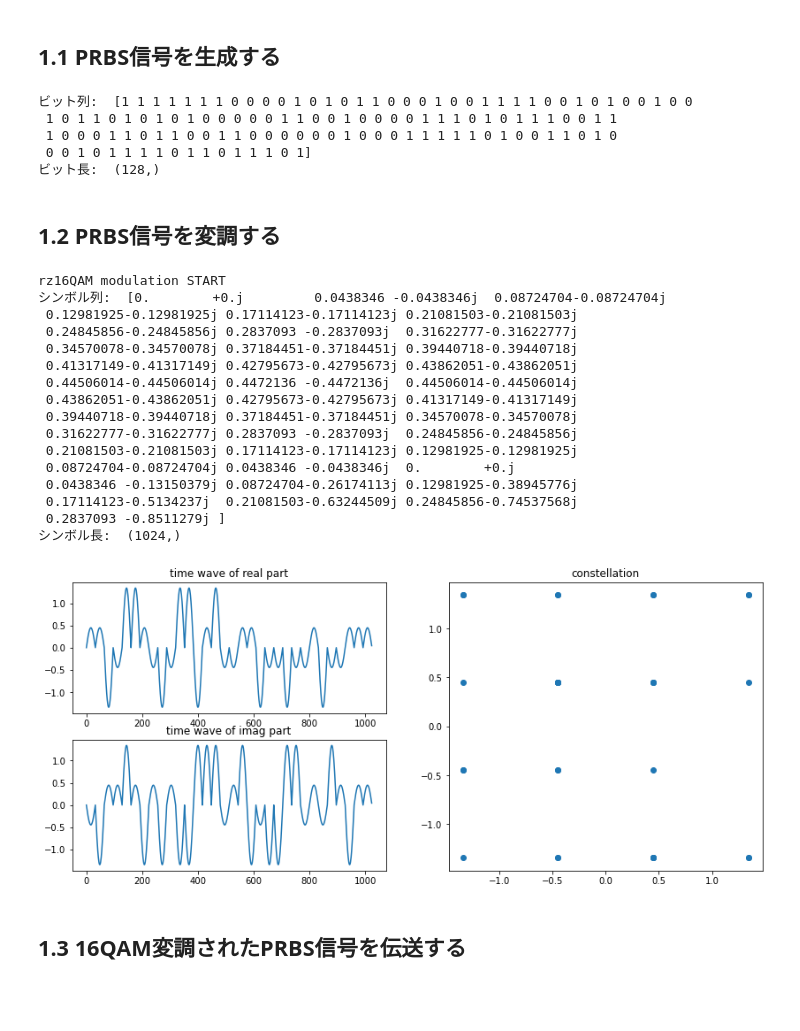
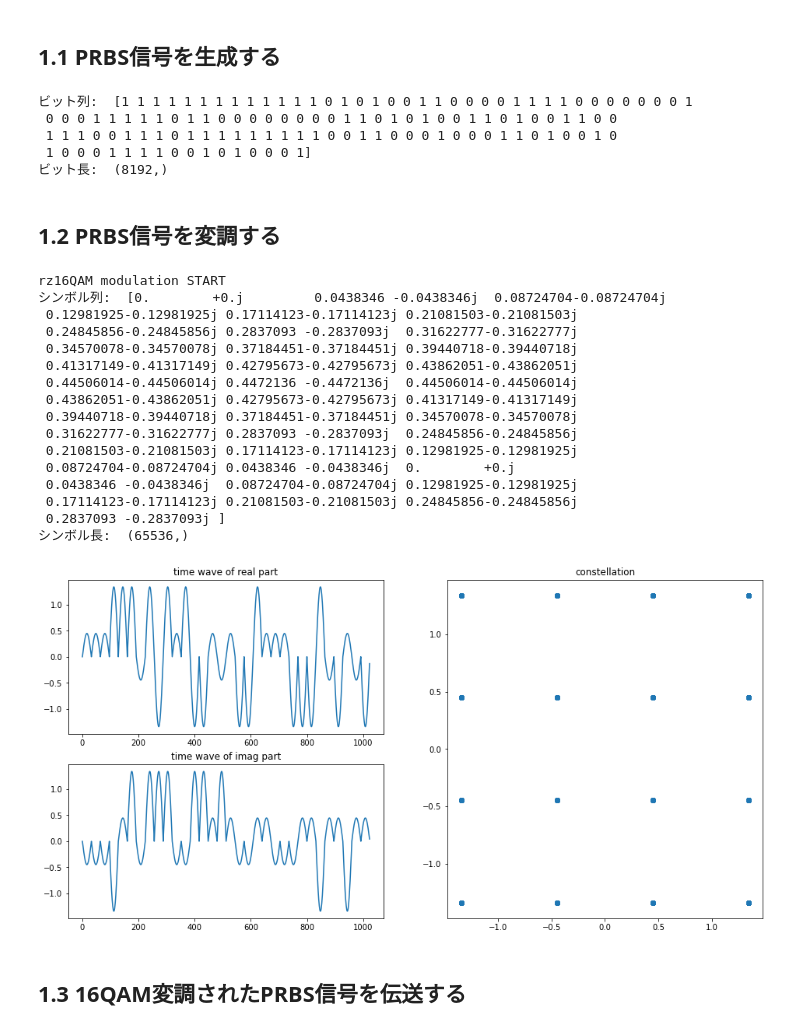
Before and after one commit to n-nooobu/masterthesis, a Jupyter notebook: src/transmission.ipynb, the cells around one changed output. Cells and saved outputs as stored; diff of their text form; code cells hidden in the pictures; blank space fills up the shorter version.

```diff
--- a/src/transmission.ipynb
+++ b/src/transmission.ipynb
@@ -16,19 +21,19 @@ from pyopt import transmission as tr
 # %% [markdown]
 ## 1.1 PRBS信号を生成する
 # %%
-N = 7  # PRBSの次数
+N = 13  # PRBSの次数
 itr = 1  # PRBSの繰り返し回数
 # %%
 bitsq = md.prbs(N=N, itr=itr)
 
-print('ビット列: ', bitsq)
+print('ビット列: ', bitsq[:128])
 print('ビット長: ', bitsq.shape)
 # %% [output]
-ビット列:  [1 1 1 1 1 1 1 0 0 0 0 1 0 1 0 1 1 0 0 0 1 0 0 1 1 1 1 0 0 1 0 1 0 0 1 0 0
- 1 0 1 1 0 1 0 1 0 1 0 0 0 0 0 1 1 0 0 1 0 0 0 0 1 1 1 0 1 0 1 1 1 0 0 1 1
- 1 0 0 0 1 1 0 1 1 0 0 1 1 0 0 0 0 0 0 1 0 0 0 1 1 1 1 1 0 1 0 0 1 1 0 1 0
- 0 0 1 0 1 1 1 1 0 1 1 0 1 1 1 0 1]
-ビット長:  (128,)
+ビット列:  [1 1 1 1 1 1 1 1 1 1 1 1 1 0 1 0 1 0 0 1 1 0 0 0 0 1 1 1 1 0 0 0 0 0 0 0 1
+ 0 0 0 1 1 1 1 1 0 1 1 0 0 0 0 0 0 0 0 1 1 0 1 0 1 0 0 1 1 0 1 0 0 1 1 0 0
+ 1 1 1 0 0 1 1 1 0 1 1 1 1 1 1 1 1 1 0 0 1 1 0 0 0 1 0 0 0 1 1 0 1 0 0 1 0
+ 1 0 0 0 1 1 1 1 0 0 1 0 1 0 0 0 1]
+ビット長:  (8192,)
 # %% [markdown]
 ## 1.2 PRBS信号を変調する
 # %%
@@ -54,27 +59,27 @@ rz16QAM modulation START
  0.31622777-0.31622777j 0.2837093 -0.2837093j  0.24845856-0.24845856j
  0.21081503-0.21081503j 0.17114123-0.17114123j 0.12981925-0.12981925j
  0.08724704-0.08724704j 0.0438346 -0.0438346j  0.        +0.j
- 0.0438346 -0.13150379j 0.08724704-0.26174113j 0.12981925-0.38945776j
- 0.17114123-0.5134237j  0.21081503-0.63244509j 0.24845856-0.74537568j
- 0.2837093 -0.8511279j ]
-シンボル長:  (1024,)
+ 0.0438346 -0.0438346j  0.08724704-0.08724704j 0.12981925-0.12981925j
+ 0.17114123-0.17114123j 0.21081503-0.21081503j 0.24845856-0.24845856j
+ 0.2837093 -0.2837093j ]
+シンボル長:  (65536,)
 # %%
 # 可視化
-fig = plt.figure(figsize=(14, 6))
+fig = plt.figure(figsize=(16, 8))
 ax1 = fig.add_subplot(2, 2, 1)
 ax2 = fig.add_subplot(2, 2, 3)
 ax3 = fig.add_subplot(1, 2, 2)
 
-ax1.plot(modsq.real)
+ax1.plot(modsq[:32 * n].real)
 ax1.set_title('time wave of real part')
 
-ax2.plot(modsq.imag)
+ax2.plot(modsq[:32 * n].imag)
 ax2.set_title('time wave of imag part')
 
 ax3.plot(modsq[int(n/2):: n].real, modsq[int(n/2):: n].imag, 'o')
 ax3.set_title('constellation');
 # %% [output]
-[figure, old version]
+[figure, new version]
 # %% [markdown]
 ## 1.3 16QAM変調されたPRBS信号を伝送する
 # %%
```
Also changed, not shown: parts of 25 cells of this notebook, 4 other files.
